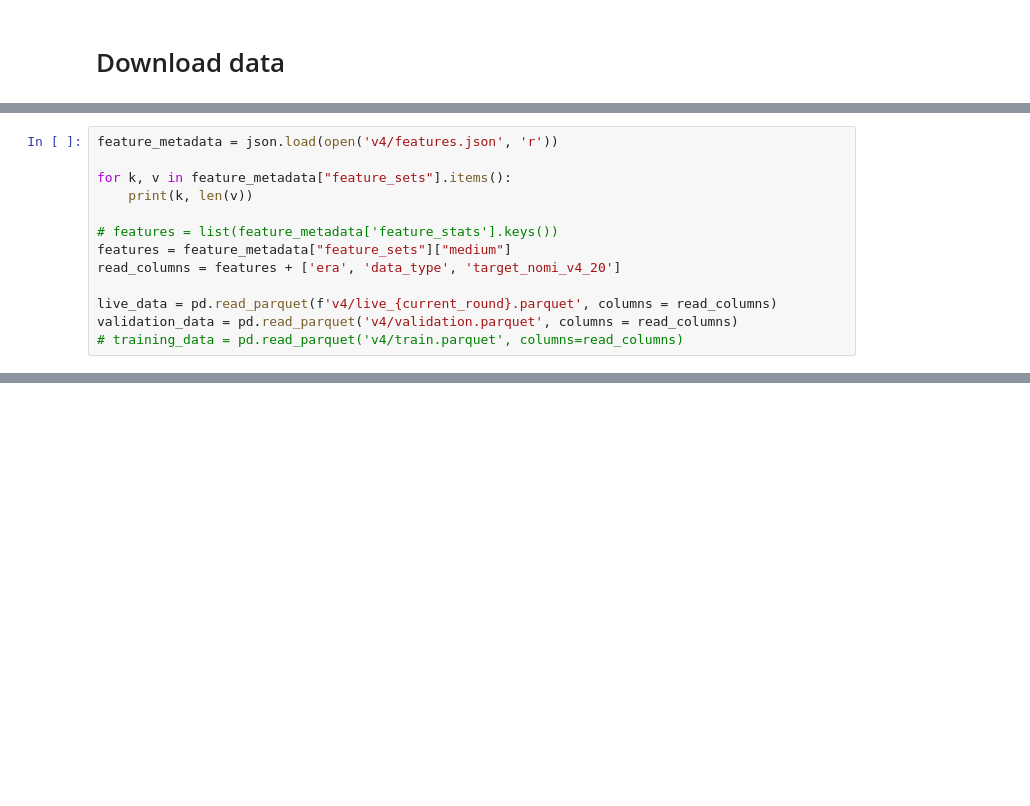
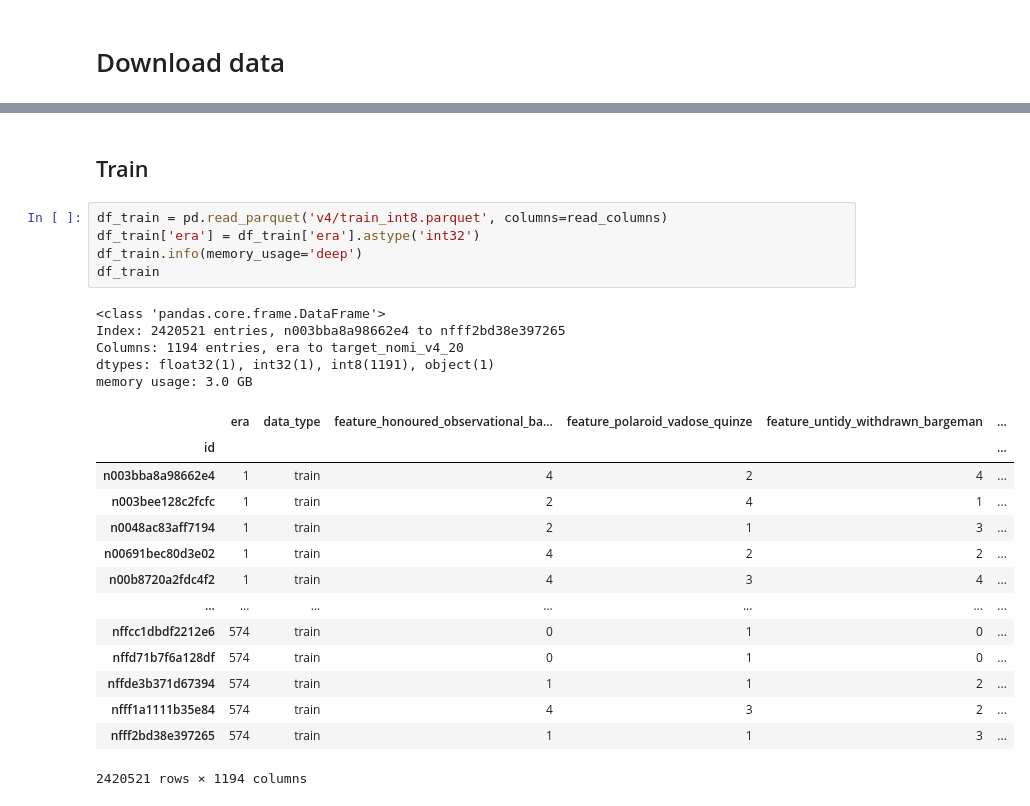
Before and after one commit to miguelbper/numerai-model, a Jupyter notebook: numerai.ipynb, the cells around one changed output, grey strips where cells are left out. Saved outputs shown, nothing was run; the diff lists cells and outputs as text; blank space fills up the shorter version.

```diff
--- a/numerai.ipynb
+++ b/numerai.ipynb
@@ -31,13 +39,0 @@ filenames = napi.list_datasets()
-# %%
-feature_metadata = json.load(open('v4/features.json', 'r'))
-
-for k, v in feature_metadata["feature_sets"].items():
-    print(k, len(v))
-
-# features = list(feature_metadata['feature_stats'].keys())
-features = feature_metadata["feature_sets"]["medium"]
-read_columns = features + ['era', 'data_type', 'target_nomi_v4_20']
-
-live_data = pd.read_parquet(f'v4/live_{current_round}.parquet', columns = read_columns)
-validation_data = pd.read_parquet('v4/validation.parquet', columns = read_columns)
-# training_data = pd.read_parquet('v4/train.parquet', columns=read_columns)
@@ -49,0 +70,27 @@ fncv3_features 420
+# %% [markdown]
+## Train
+# %%
+df_train = pd.read_parquet('v4/train_int8.parquet', columns=read_columns)
+df_train['era'] = df_train['era'].astype('int32')
+df_train.info(memory_usage='deep')
+df_train
+# %% [output]
+<class 'pandas.core.frame.DataFrame'>
+Index: 2420521 entries, n003bba8a98662e4 to nfff2bd38e397265
+Columns: 1194 entries, era to target_nomi_v4_20
+dtypes: float32(1), int32(1), int8(1191), object(1)
+memory usage: 3.0 GB
+|  | era | data_type | feature_honoured_observational_ba... | feature_polaroid_vadose_quinze | feature_untidy_withdrawn_bargeman | ... |
+| id |  |  |  |  |  | ... |
+| n003bba8a98662e4 | 1 | train | 4 | 2 | 4 | ... |
+| n003bee128c2fcfc | 1 | train | 2 | 4 | 1 | ... |
+| n0048ac83aff7194 | 1 | train | 2 | 1 | 3 | ... |
+| n00691bec80d3e02 | 1 | train | 4 | 2 | 2 | ... |
+| n00b8720a2fdc4f2 | 1 | train | 4 | 3 | 4 | ... |
+| ... | ... | ... | ... | ... | ... | ... |
+| nffcc1dbdf2212e6 | 574 | train | 0 | 1 | 0 | ... |
+| nffd71b7f6a128df | 574 | train | 0 | 1 | 0 | ... |
+| nffde3b371d67394 | 574 | train | 1 | 1 | 2 | ... |
+| nfff1a1111b35e84 | 574 | train | 4 | 3 | 2 | ... |
+| nfff2bd38e397265 | 574 | train | 1 | 1 | 3 | ... |
+2420521 rows × 1194 columns
```
Also changed, not shown: parts of 20 cells of this notebook, 8 other files.
